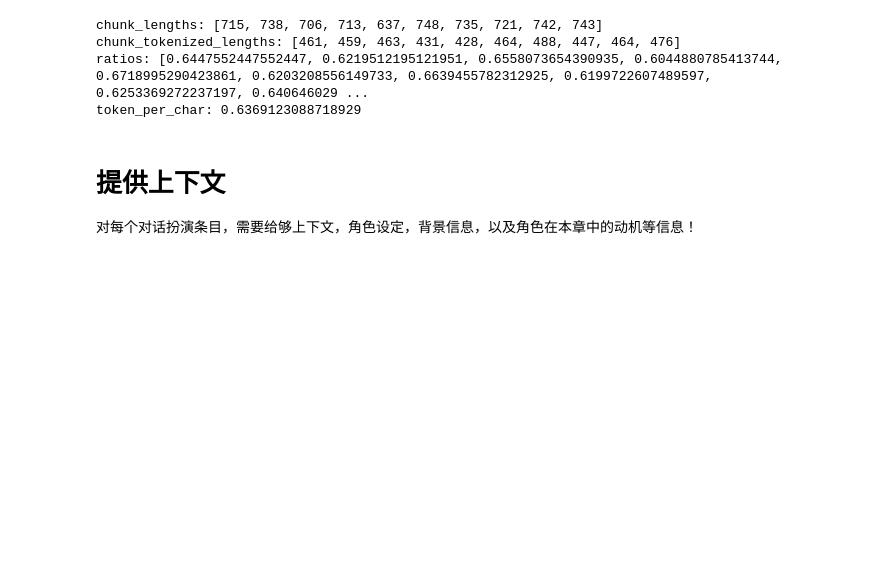
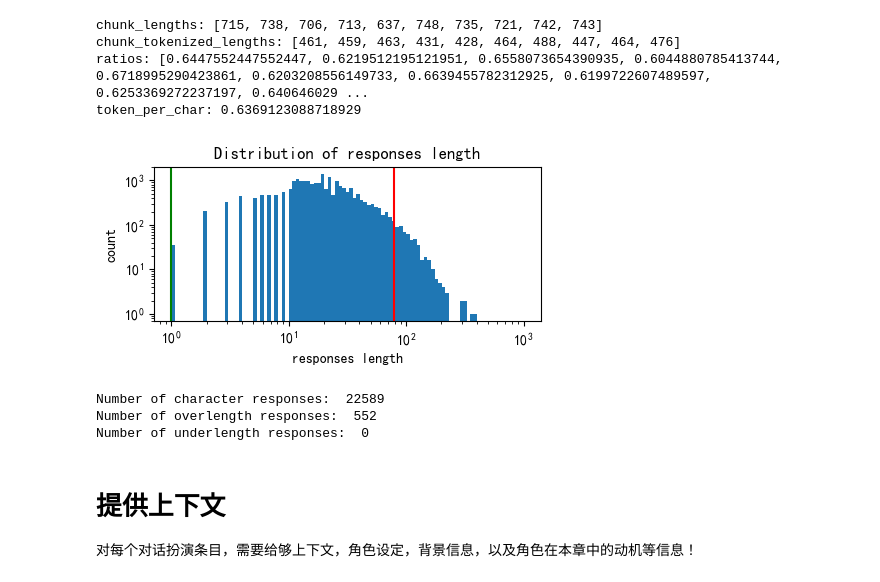
Before and after one commit to fangzhangmnm/novel2trpg, a Jupyter notebook: STEP4_generate_training_data.ipynb, the cells around one changed output. Saved outputs shown, nothing was run; the diff lists cells and outputs as text; code cells hidden in the pictures; blank space fills up the shorter version.

```diff
--- a/STEP4_generate_training_data.ipynb
+++ b/STEP4_generate_training_data.ipynb
@@ -17,12 +17,14 @@ rp_train_data_cache_path=output_dir+'train_rp.cache.json'
 rp_train_data_path=output_dir+'train_rp.json'
 
 token_per_char=0.65 # will be updated later
-max_llm_tokens=400
-max_prompt_tokens=350
-max_response_tokens=max_llm_tokens-max_prompt_tokens
-max_chaper_summary_tokens=100
-max_character_summary_tokens=100
-max_bg_hint_tokens=100
+max_llm_tokens=500
+max_prompt_tokens=450
+max_response_tokens=50
+assert max_prompt_tokens+max_response_tokens==max_llm_tokens
+min_response_text_len=1
+max_chaper_summary_tokens=80
+max_character_summary_tokens=80
+max_bg_hint_tokens=150
 
 
 tokenizer_name='D:\ml\chatglm-6b-int4-qe'
@@ -412,13 +431,30 @@ token_per_char=np.mean([a/b for a,b in zip(chunk_tokenized_lengths, chunk_length
 print('token_per_char:', token_per_char)
 
 def estimate_tokenized_length(text):
-    return int(len(text)*token_per_char)
+    return max(1,int(len(text)*token_per_char)) if len(text)>0 else 0
 # %% [output]
 Explicitly passing a `revision` is encouraged when loading a model with custom code to ensure no malicious code has been contributed in a newer revision.
 chunk_lengths: [715, 738, 706, 713, 637, 748, 735, 721, 742, 743]
 chunk_tokenized_lengths: [461, 459, 463, 431, 428, 464, 488, 447, 464, 476]
 ratios: [0.6447552447552447, 0.6219512195121951, 0.6558073654390935, 0.6044880785413744, 0.6718995290423861, 0.6203208556149733, 0.6639455782312925, 0.6199722607489597, 0.6253369272237197, 0.640646029 ...
 token_per_char: 0.6369123088718929
+# %%
+all_char_responses=[generate_line(item,no_char=True) for item in all_content if 'char' in item]
+plt.figure(figsize=(5, 2))
+plt.hist([len(response) for response in all_char_responses], bins=np.logspace(0, 3, 100), log=True)
+
+plt.axvline(x=max_response_tokens/token_per_char, color='r')
+plt.axvline(x=min_response_text_len, color='g')
+plt.xscale('log');plt.xlabel('responses length');plt.ylabel('count');plt.title('Distribution of responses length');plt.show()
+print('Number of character responses: ', len(all_char_responses))
+
+print('Number of overlength responses: ', len([response for response in all_char_responses if estimate_tokenized_length(response)>max_response_tokens]))
+print('Number of underlength responses: ', len([response for response in all_char_responses if estimate_tokenized_length(response)<min_response_text_len]))
+# %% [output]
+[figure, added]
+Number of character responses:  22589
+Number of overlength responses:  552
+Number of underlength responses:  0
 # %% [markdown]
 # 提供上下文
 
```
Also changed, not shown: parts of 8 cells of this notebook, 10 other files.
